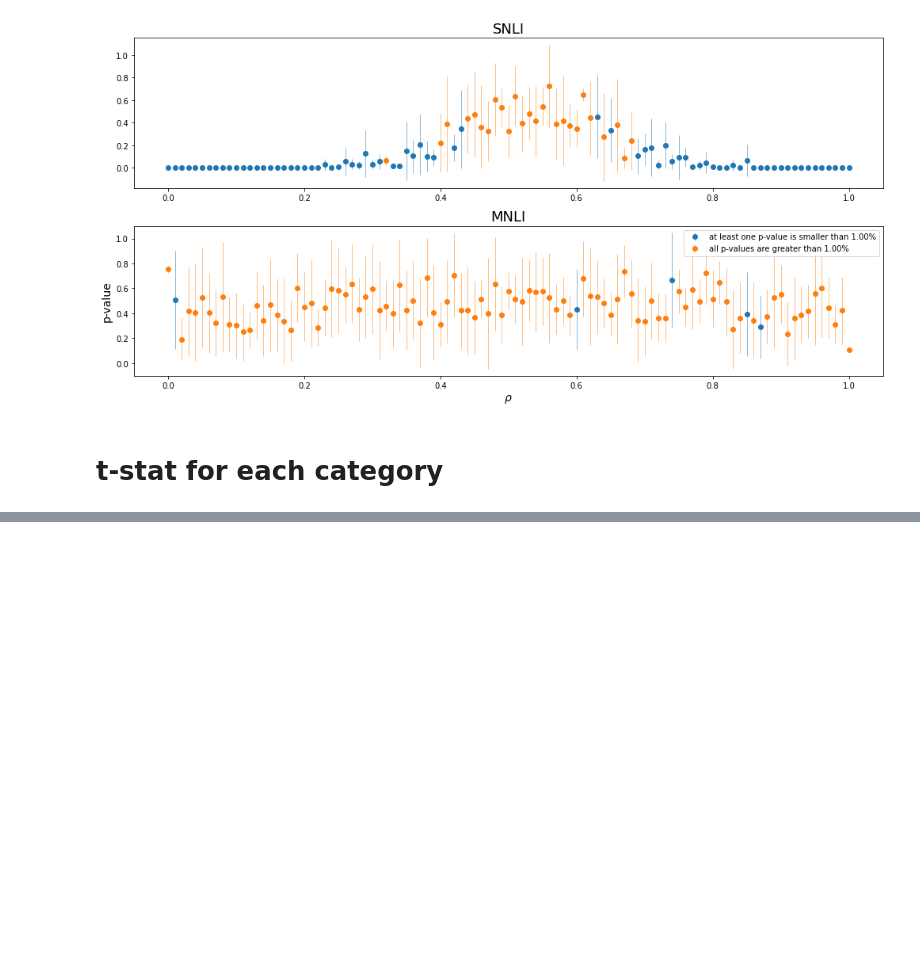
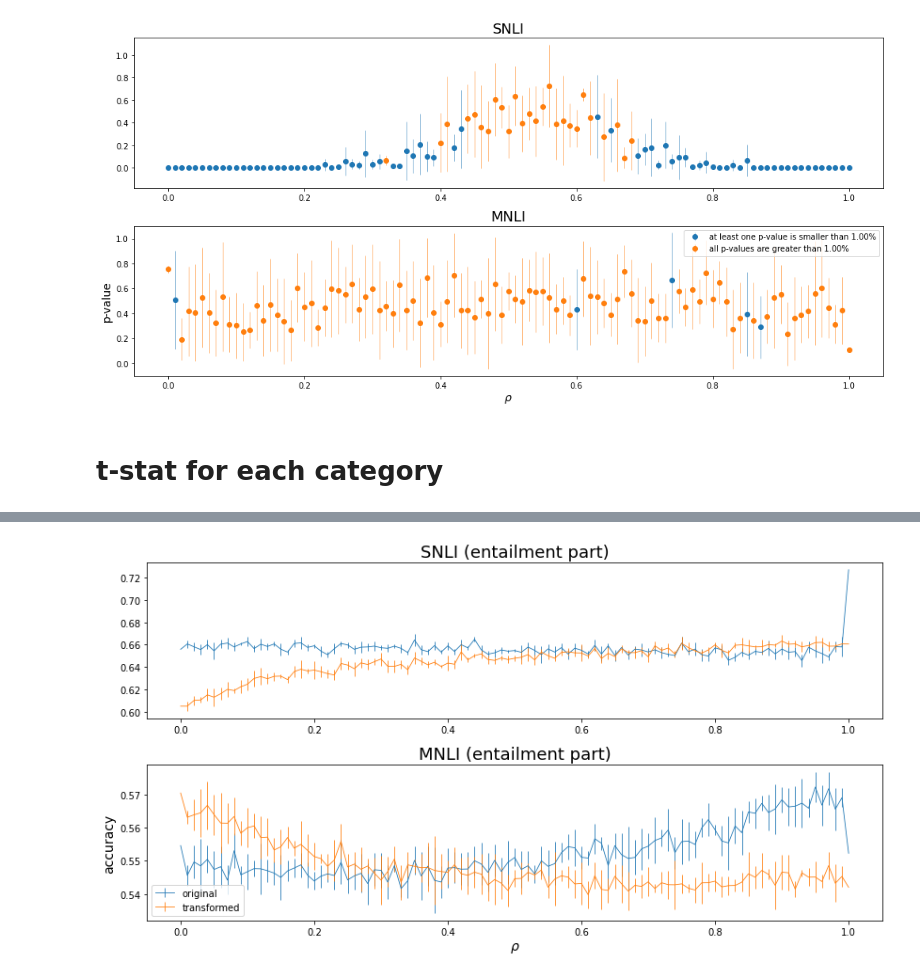
Before and after one commit to lukewanless/looking-for-equivalences, a Jupyter notebook: src/baseline_plots.ipynb, the cells around one changed output, grey strips where cells are left out. Saved outputs shown, nothing was run; the diff lists cells and outputs as text; code cells hidden in the pictures; blank space fills up the shorter version.

Commit message:
add entailment plot

```diff
--- a/src/baseline_plots.ipynb
+++ b/src/baseline_plots.ipynb
@@ -99,7 +99,7 @@ fig.savefig('figs/paper/baseline_p_values_cloud.png', bbox_inches=None, pad_inch
 # %% [markdown]
 # t-stat for each category
 # %%
-def get_ts_from_path(path, nli_map):
+def get_ts_from_path(base_path, nli_map):
     rhos = []
     neutral_t = []
     contradiction_t = []
@@ -154 +221,25 @@ all_e_snli = pd.concat(all_e_snli, 1)
+# %%
+def get_acc_from_ent(base_path, nli_map):
+    rhos = []
+    entailment_acc = []
+    entailment_acc_t = []
+
+    paths =  glob(base_path)
+
+    for path in paths:
+        df = pd.read_csv(path)
+        df.label = df.label.map(lambda x: nli_map[x])
+        df_e = df.query("label=='entailment'")
+        rho = path.split("/")[-1].split("_")[1].replace("p",".")
+        rho = float(rho)
+
+        entailment_acc.append(df_e.A.mean())
+        entailment_acc_t.append(df_e.B.mean())
+        rhos.append(rho)
+
+    entailment_acc = pd.Series(entailment_acc,index=rhos).sort_index()
+    entailment_acc_t = pd.Series(entailment_acc_t,index=rhos).sort_index()
+    entailment_acc.name = "original accuracy"
+    entailment_acc_t.name = "transformed accuracy"
+    return entailment_acc, entailment_acc_t
 # %%
@@ -220,0 +278,18 @@ fig.savefig('figs/paper/baseline_t_stas_cat.png', bbox_inches=None, pad_inches=0
+# %%
+fig, ax = plt.subplots(2, figsize=(14,7))
+ax[0].errorbar(all_e_snli_acc.index, all_e_snli_acc.mean(1), yerr=all_e_snli_acc.std(1), fmt='-', linewidth=0.80, label="original");
+ax[0].errorbar(all_e_snli_acc_t.index, all_e_snli_acc_t.mean(1), yerr=all_e_snli_acc_t.std(1), fmt='-', linewidth=0.80, label="transformed");
+ax[0].set_title("SNLI (entailment part)", fontsize=18);
+# ax[0].legend(loc="best");
+
+plt.subplots_adjust(hspace=0.3, wspace=0.3)
+
+ax[1].errorbar(all_e_mnli_acc.index, all_e_mnli_acc.mean(1), yerr=all_e_mnli_acc.std(1), fmt='-', linewidth=0.80, label="original");
+ax[1].errorbar(all_e_mnli_acc_t.index, all_e_mnli_acc_t.mean(1), yerr=all_e_mnli_acc_t.std(1), fmt='-', linewidth=0.80, label="transformed");
+ax[1].set_title("MNLI (entailment part)", fontsize=18);
+ax[1].set_xlabel(r"$\rho$", fontsize=14);
+ax[1].set_ylabel("accuracy", fontsize=14);
+ax[1].legend(loc="best");
+fig.savefig('figs/paper/baseline_entailment_acc.png', bbox_inches=None, pad_inches=0.5)
+# %% [output]
+[figure, added]
```
Also changed, not shown: parts of 10 cells of this notebook, 1 other file.
